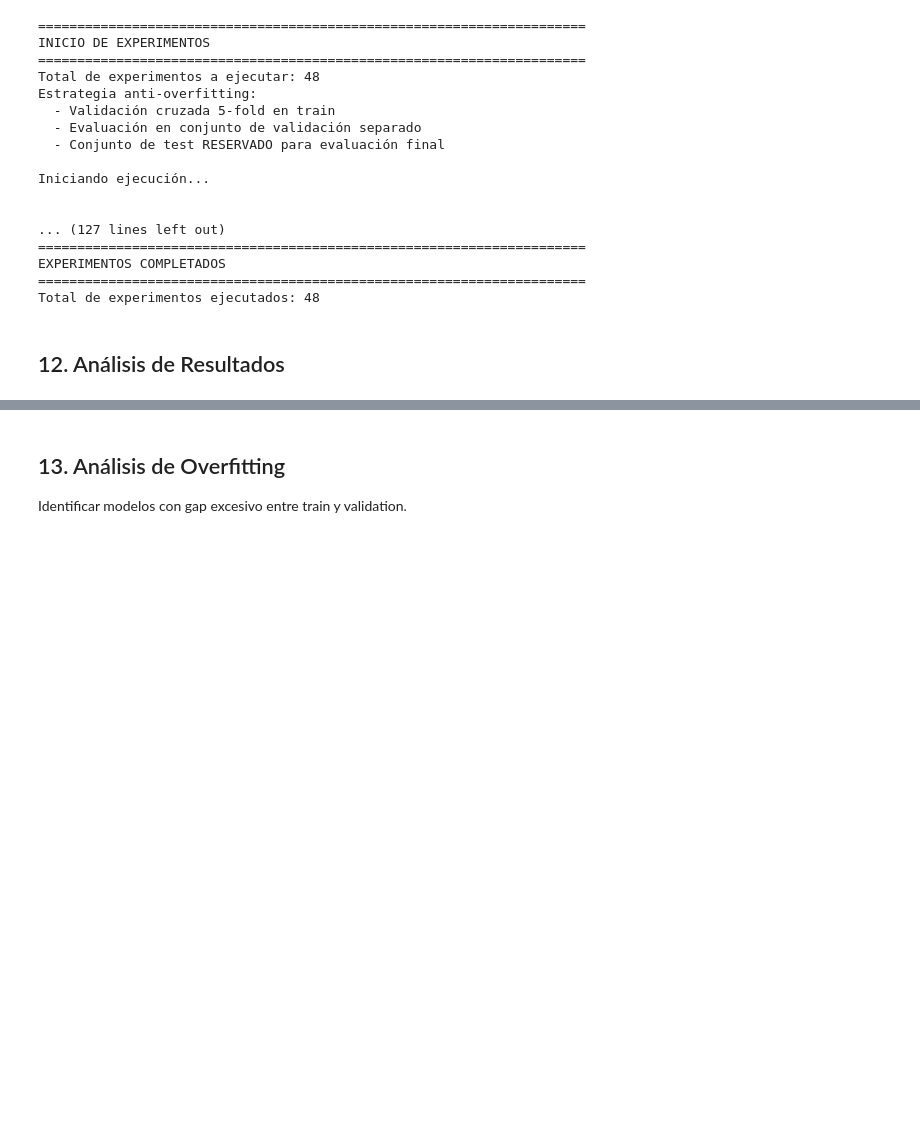
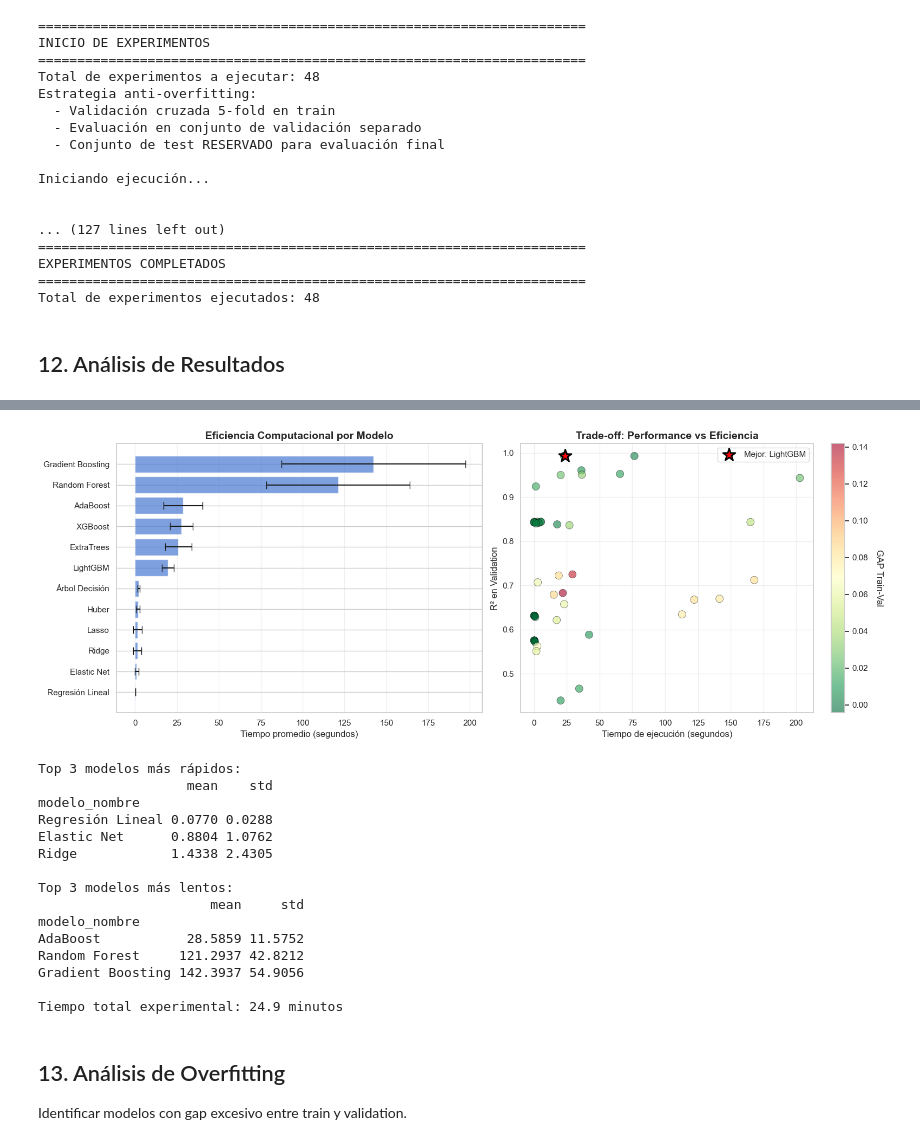
Before and after one commit to danielsoponaru/25-26_R07_NARANJA, a Jupyter notebook: 05-Objetivo 4.ipynb, the cells around one changed output, grey strips where cells are left out. Drawn from its saved outputs; the diff is of its cells as text; code cells hidden in the pictures; blank space fills up the shorter version.

```diff
--- a/05-Objetivo 4.ipynb
+++ b/05-Objetivo 4.ipynb
@@ -884,3 +904,64 @@ Resultados guardados: resultados_experimentos_objetivo4.csv
+# %%
+# Análisis de eficiencia computacional
+import matplotlib.pyplot as plt
+
+# Crear figura con 2 subplots
+fig, axes = plt.subplots(1, 2, figsize=(16, 6))
+
+# Subplot 1: Tiempo promedio por modelo
+df_tiempo = df_resultados.groupby('modelo_nombre')['duracion_segundos'].agg(['mean', 'std']).sort_values('mean')
+axes[0].barh(df_tiempo.index, df_tiempo['mean'], xerr=df_tiempo['std'], alpha=0.7, capsize=5)
+axes[0].set_xlabel('Tiempo promedio (segundos)', fontsize=12)
+axes[0].set_title('Eficiencia Computacional por Modelo', fontsize=14, fontweight='bold')
+axes[0].grid(True, alpha=0.3, axis='x')
+
+# Subplot 2: Trade-off Performance vs Tiempo
+axes[1].scatter(df_resultados['duracion_segundos'], df_resultados['val_r2'],
+                alpha=0.6, s=100, c=df_resultados['gap_r2_train_val'],
+                cmap='RdYlGn_r', edgecolors='black', linewidth=0.5)
+axes[1].set_xlabel('Tiempo de ejecución (segundos)', fontsize=12)
+axes[1].set_ylabel('R² en Validation', fontsize=12)
+axes[1].set_title('Trade-off: Performance vs Eficiencia', fontsize=14, fontweight='bold')
+axes[1].grid(True, alpha=0.3)
+
+# Añadir colorbar
+cbar = plt.colorbar(axes[1].collections[0], ax=axes[1])
+cbar.set_label('GAP Train-Val', rotation=270, labelpad=20)
+
+# Marcar el mejor modelo
+mejor_idx = df_resultados['val_r2'].idxmax()
+mejor = df_resultados.loc[mejor_idx]
+axes[1].scatter(mejor['duracion_segundos'], mejor['val_r2'],
+                color='red', s=300, marker='*', edgecolors='black', linewidth=2,
+                label=f"Mejor: {mejor['modelo_nombre']}")
+axes[1].legend()
+
+plt.tight_layout()
+plt.savefig('eficiencia_computacional_objetivo4.png', dpi=300, bbox_inches='tight')
+plt.show()
+
+print(f"\nTop 3 modelos más rápidos:")
+print(df_tiempo.head(3))
+print(f"\nTop 3 modelos más lentos:")
+print(df_tiempo.tail(3))
+print(f"\nTiempo total experimental: {df_resultados['duracion_segundos'].sum()/60:.1f} minutos")
+# %% [output]
+[figure, added]
+Top 3 modelos más rápidos:
+                   mean    std
+modelo_nombre
+Regresión Lineal 0.0770 0.0288
+Elastic Net      0.8804 1.0762
+Ridge            1.4338 2.4305
+
+Top 3 modelos más lentos:
+                      mean     std
+modelo_nombre
+AdaBoost           28.5859 11.5752
+Random Forest     121.2937 42.8212
+Gradient Boosting 142.3937 54.9056
+
+Tiempo total experimental: 24.9 minutos
 # %% [markdown]
 ## 13. Análisis de Overfitting
 
```
Also changed, not shown: parts of 11 cells of this notebook, 1 other file.
